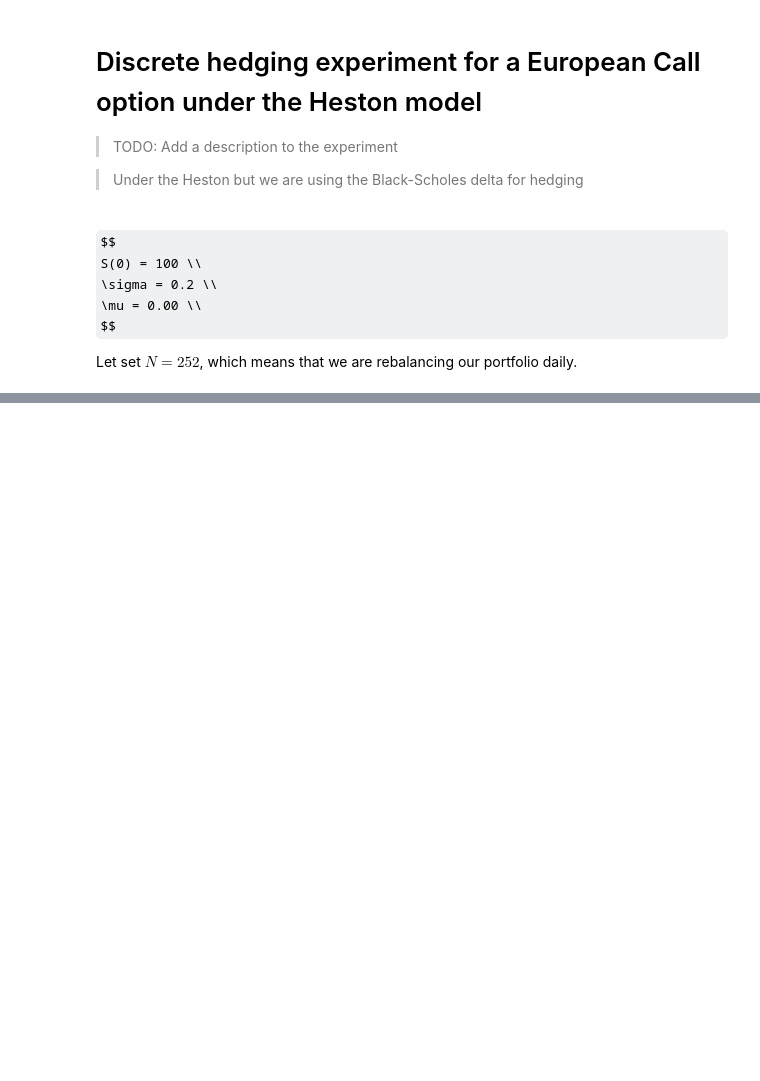
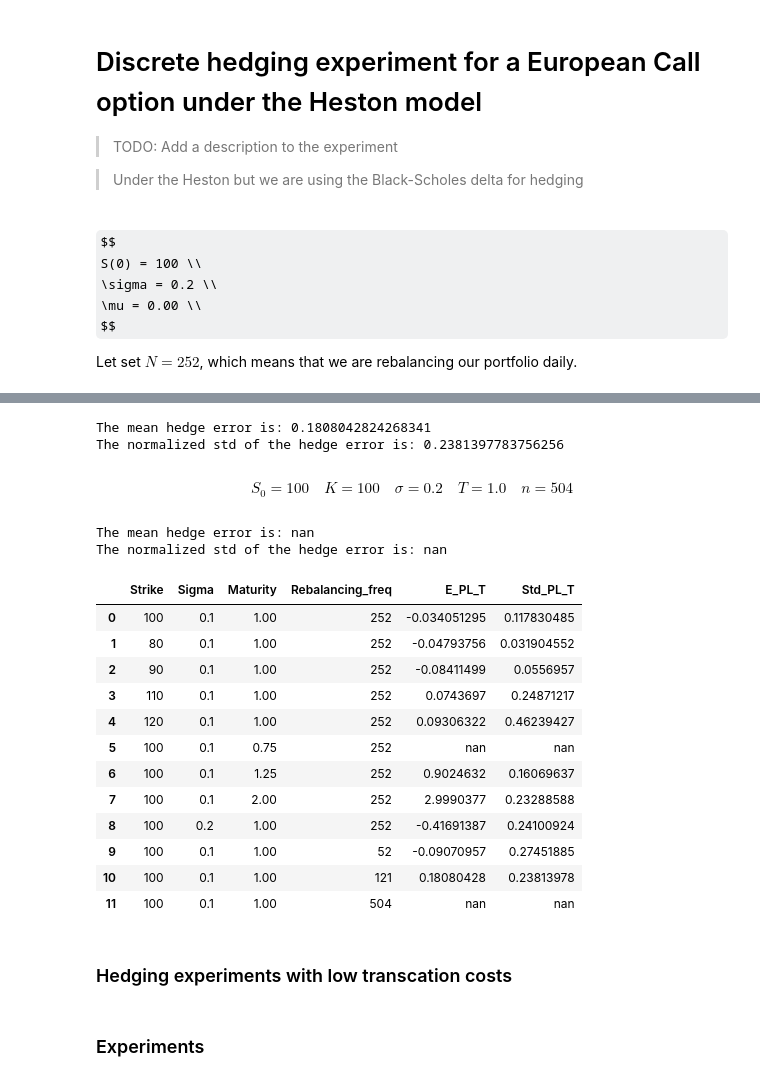
Before and after one commit to paolodelia99/delta-hedging, a Jupyter notebook: heston-hedging/heston_delta_hedging.ipynb, the cells around one changed output, grey strips where cells are left out. Saved outputs shown, nothing was run; the diff lists cells and outputs as text; code cells hidden in the pictures; some formulas as TeX source; blank space fills up the shorter version.

```diff
--- a/heston-hedging/heston_delta_hedging.ipynb
+++ b/heston-hedging/heston_delta_hedging.ipynb
@@ -154,0 +135,8 @@ plt.show()
+# %%
+K = 80
+sigma = 0.1
+maturity = 1.0
+N = 252
+n_sim = 100
+
+stock_paths, _ = heston_model.sample_paths(maturity, N, n_sim)
@@ -154,0 +255,8 @@ plt.show()
+# %%
+K = 100
+sigma = 0.1
+N = 52
+T = 1.0
+
+heston_model = UnivHestonModel(s0, v0, mean, kappa, theta, sigma, rho)
+stock_paths, _ = heston_model.sample_paths(maturity, N, n_sim)
@@ -154,0 +277,36 @@ plt.show()
+# %%
+results = update_results(stock_paths, K, discount_rate, sigma, T, N, ticksize=ticksize)
+# %% [output]
+The mean hedge error is: 0.1808042824268341
+The normalized std of the hedge error is: 0.2381397783756256
+# %% [markdown]
+$$
+S_0 = 100 \quad K = 100 \quad \sigma = 0.2 \quad T = 1.0 \quad n = 504
+$$
+# %%
+N = 504
+T = 1.0
+
+stock_paths, _ = heston_model.sample_paths(maturity, N, n_sim)
+# %%
+results = update_results(stock_paths, K, discount_rate, sigma, T, N, ticksize=ticksize)
+# %% [output]
+The mean hedge error is: nan
+The normalized std of the hedge error is: nan
+# %%
+res_df = pd.DataFrame.from_dict(results)
+res_df
+# %% [output]
+|  | Strike | Sigma | Maturity | Rebalancing_freq | E_PL_T | Std_PL_T |
+| 0 | 100 | 0.1 | 1.00 | 252 | -0.034051295 | 0.117830485 |
+| 1 | 80 | 0.1 | 1.00 | 252 | -0.04793756 | 0.031904552 |
+| 2 | 90 | 0.1 | 1.00 | 252 | -0.08411499 | 0.0556957 |
+| 3 | 110 | 0.1 | 1.00 | 252 | 0.0743697 | 0.24871217 |
+| 4 | 120 | 0.1 | 1.00 | 252 | 0.09306322 | 0.46239427 |
+| 5 | 100 | 0.1 | 0.75 | 252 | nan | nan |
+| 6 | 100 | 0.1 | 1.25 | 252 | 0.9024632 | 0.16069637 |
+| 7 | 100 | 0.1 | 2.00 | 252 | 2.9990377 | 0.23288588 |
+| 8 | 100 | 0.2 | 1.00 | 252 | -0.41691387 | 0.24100924 |
+| 9 | 100 | 0.1 | 1.00 | 52 | -0.09070957 | 0.27451885 |
+| 10 | 100 | 0.1 | 1.00 | 121 | 0.18080428 | 0.23813978 |
+| 11 | 100 | 0.1 | 1.00 | 504 | nan | nan |
@@ -154,0 +315,4 @@ plt.show()
+# %% [markdown]
+### Hedging experiments with low transcation costs
+# %% [markdown]
+### Experiments
```
Also changed, not shown: parts of 135 cells of this notebook, 1 other file.
